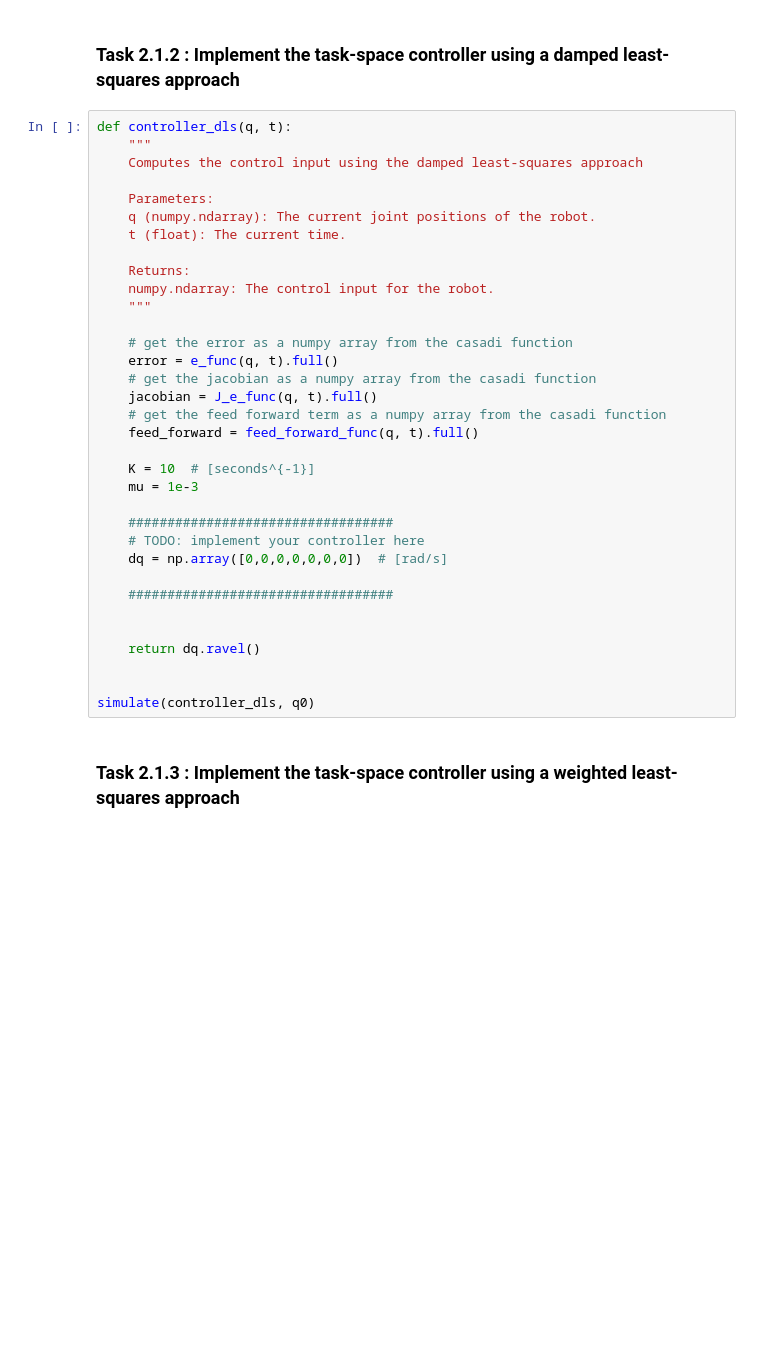
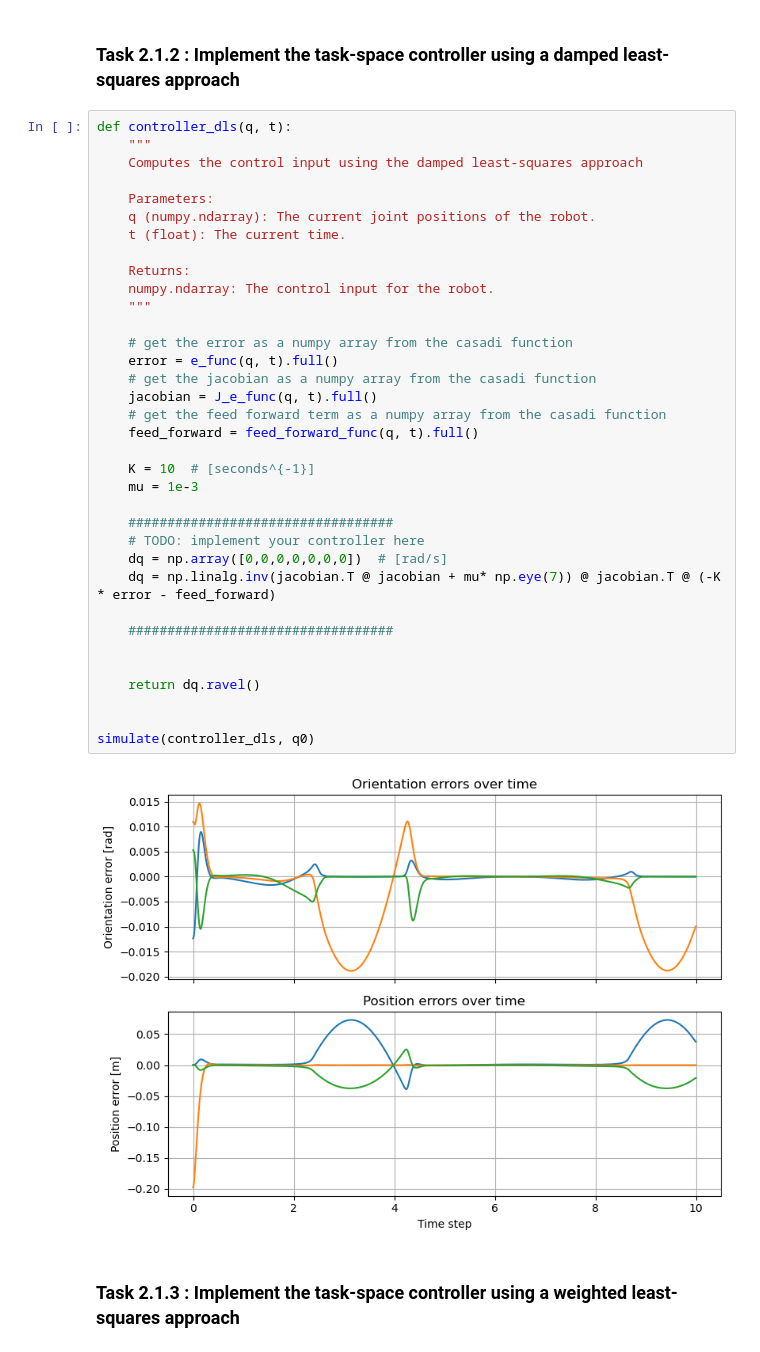
Before and after one commit to Thibi15/robotics, a Jupyter notebook: exercise_2_control/part_2_task_space.ipynb, the cells around one changed output. Saved outputs shown, nothing was run; the diff lists cells and outputs as text; blank space fills up the shorter version.

```diff
--- a/exercise_2_control/part_2_task_space.ipynb
+++ b/exercise_2_control/part_2_task_space.ipynb
@@ -260,33 +267,36 @@ def controller_dls(q, t):
 
     Parameters:
     q (numpy.ndarray): The current joint positions of the robot.
     t (float): The current time.
 
     Returns:
     numpy.ndarray: The control input for the robot.
     """
 
     # get the error as a numpy array from the casadi function
     error = e_func(q, t).full()
     # get the jacobian as a numpy array from the casadi function
     jacobian = J_e_func(q, t).full()
     # get the feed forward term as a numpy array from the casadi function
     feed_forward = feed_forward_func(q, t).full()
 
     K = 10  # [seconds^{-1}]
     mu = 1e-3
 
     ##################################
     # TODO: implement your controller here
     dq = np.array([0,0,0,0,0,0,0])  # [rad/s]
+    dq = np.linalg.inv(jacobian.T @ jacobian + mu* np.eye(7)) @ jacobian.T @ (-K * error - feed_forward)
 
     ##################################
 
 
     return dq.ravel()
 
 
 simulate(controller_dls, q0)
+# %% [output]
+[figure, added]
 # %% [markdown]
 ### Task 2.1.3 : Implement the task-space controller using a weighted least-squares approach
 # %%
```
Also changed, not shown: parts of 3 cells of this notebook, 5 other files.
